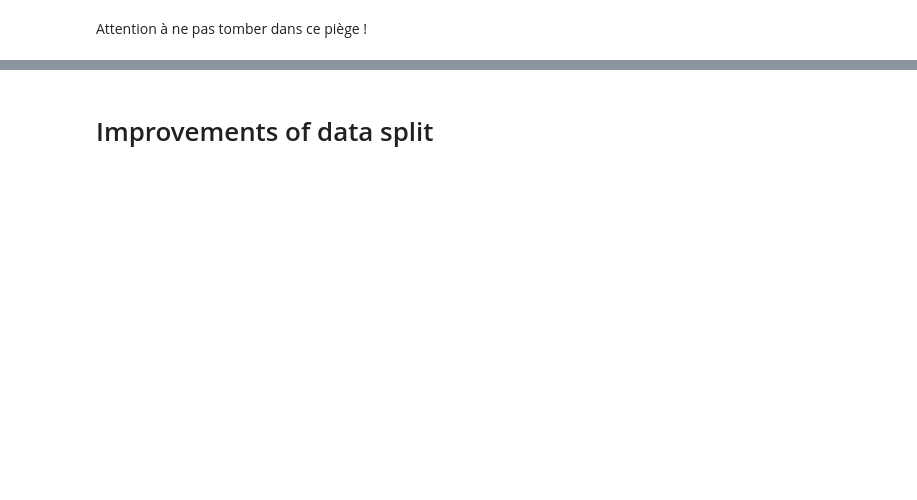
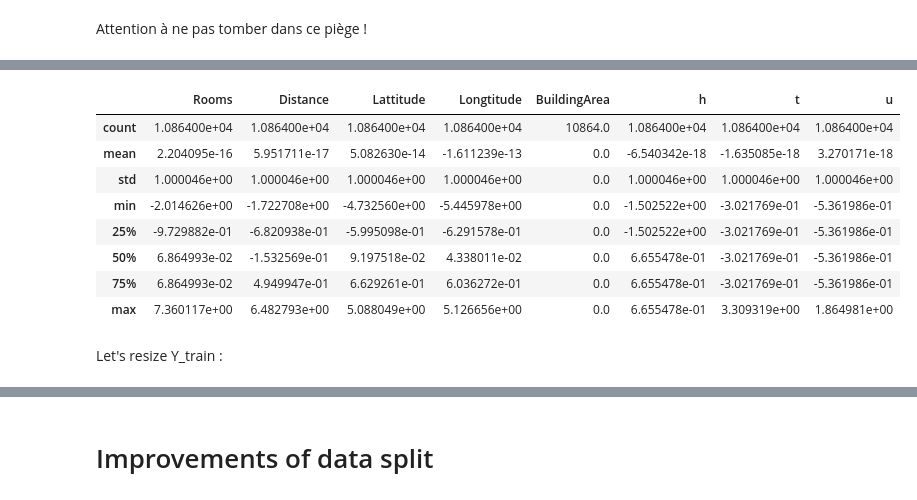
Before and after one commit to jlandais/data_basics, a Jupyter notebook: Regression/Linear Regression.ipynb, the cells around one changed output, grey strips where cells are left out. Saved outputs shown, nothing was run; the diff lists cells and outputs as text; code cells hidden in the pictures; blank space fills up the shorter version.

```diff
--- a/Regression/Linear Regression.ipynb
+++ b/Regression/Linear Regression.ipynb
@@ -236,0 +332,14 @@ plt.hist(y_pred-y_test_np, bins=50)
+# %%
+X_train.describe()
+# %% [output]
+|  | Rooms | Distance | Lattitude | Longtitude | BuildingArea | h | t | u |
+| count | 1.086400e+04 | 1.086400e+04 | 1.086400e+04 | 1.086400e+04 | 10864.0 | 1.086400e+04 | 1.086400e+04 | 1.086400e+04 |
+| mean | 2.204095e-16 | 5.951711e-17 | 5.082630e-14 | -1.611239e-13 | 0.0 | -6.540342e-18 | -1.635085e-18 | 3.270171e-18 |
+| std | 1.000046e+00 | 1.000046e+00 | 1.000046e+00 | 1.000046e+00 | 0.0 | 1.000046e+00 | 1.000046e+00 | 1.000046e+00 |
+| min | -2.014626e+00 | -1.722708e+00 | -4.732560e+00 | -5.445978e+00 | 0.0 | -1.502522e+00 | -3.021769e-01 | -5.361986e-01 |
+| 25% | -9.729882e-01 | -6.820938e-01 | -5.995098e-01 | -6.291578e-01 | 0.0 | -1.502522e+00 | -3.021769e-01 | -5.361986e-01 |
+| 50% | 6.864993e-02 | -1.532569e-01 | 9.197518e-02 | 4.338011e-02 | 0.0 | 6.655478e-01 | -3.021769e-01 | -5.361986e-01 |
+| 75% | 6.864993e-02 | 4.949947e-01 | 6.629261e-01 | 6.036272e-01 | 0.0 | 6.655478e-01 | -3.021769e-01 | -5.361986e-01 |
+| max | 7.360117e+00 | 6.482793e+00 | 5.088049e+00 | 5.126656e+00 | 0.0 | 6.655478e-01 | 3.309319e+00 | 1.864981e+00 |
+# %% [markdown]
+Let's resize Y_train :
```
Also changed, not shown: parts of 35 cells of this notebook, 1 other file.
